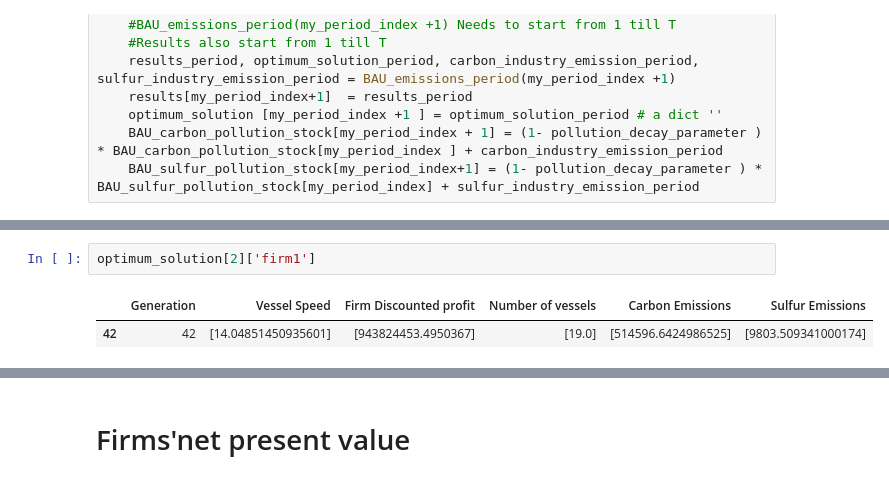
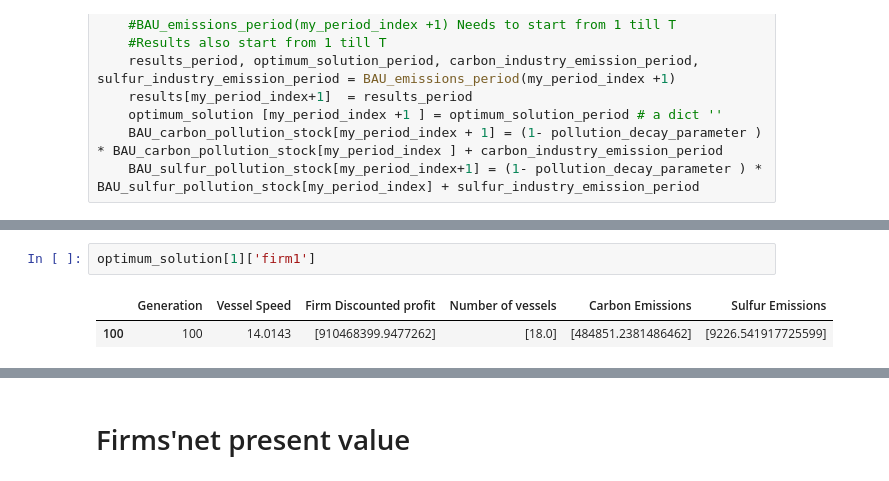
Before and after one commit to feryellassoued/A-non-cooperative-game-of-maritime-shippping-drivers-of-enviromental-governance, a Jupyter notebook: Main.ipynb, the cells around one changed output, grey strips where cells are left out. Drawn from its saved outputs; the diff is of its cells as text.

```diff
--- a/Main.ipynb
+++ b/Main.ipynb
@@ -653,5 +649,5 @@ results[1]["firm1"]
 # %%
-optimum_solution[2]['firm1']
+optimum_solution[1]['firm1']
 # %% [output]
 |  | Generation | Vessel Speed | Firm Discounted profit | Number of vessels | Carbon Emissions | Sulfur Emissions |
-| 42 | 42 | [14.04851450935601] | [943824453.4950367] | [19.0] | [514596.6424986525] | [9803.509341000174] |
+| 100 | 100 | 14.0143 | [910468399.9477262] | [18.0] | [484851.2381486462] | [9226.541917725599] |
```
Also changed, not shown: parts of 17 cells of this notebook.
